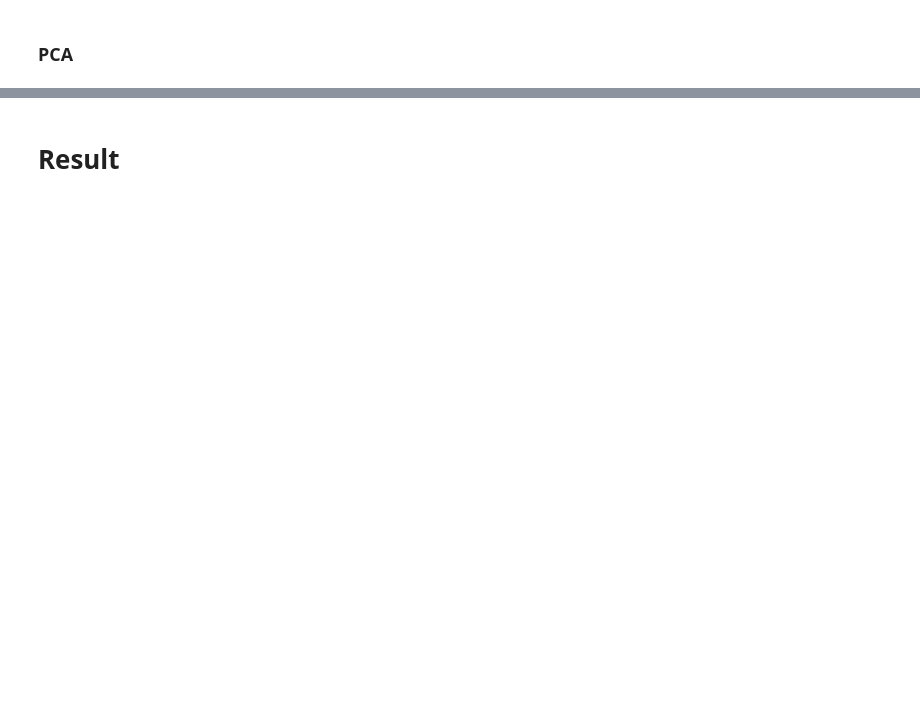
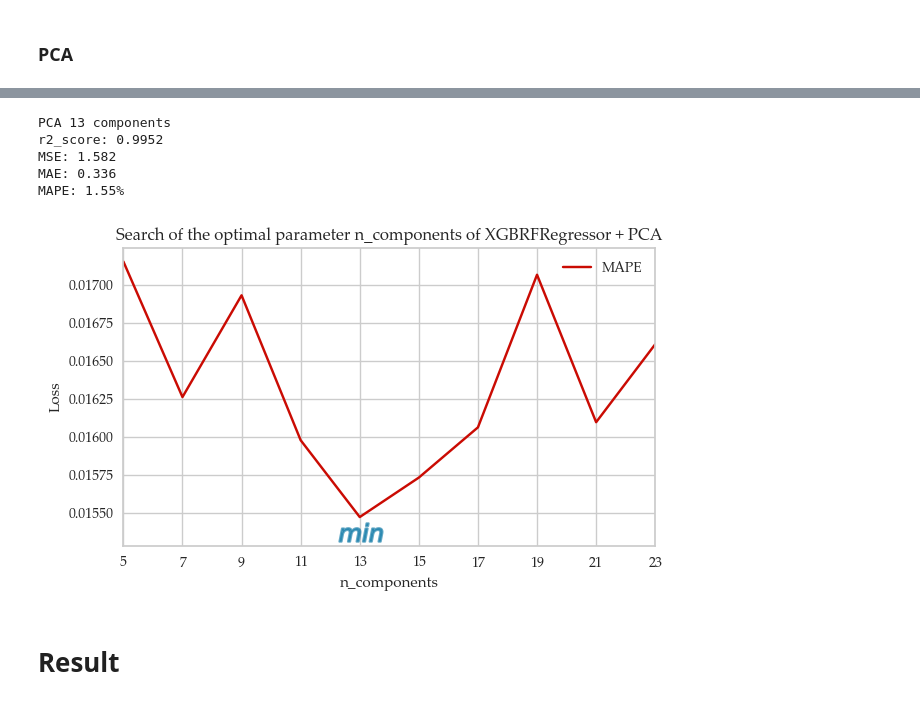
Before and after one commit to caapel/SOFC, a Jupyter notebook: SOFC_analisys.ipynb, the cells around one changed output, grey strips where cells are left out. Cells and saved outputs as stored; diff of their text form; code cells hidden in the pictures; blank space fills up the shorter version.

```diff
--- a/SOFC_analisys.ipynb
+++ b/SOFC_analisys.ipynb
@@ -614,3 +742,45 @@ n_splits=5
+# %%
+search_result.loc[f'XGBRF+PCA({n})'] = (df_PCA_XGBRF_search.loc[n].r2_score,
+                                        df_PCA_XGBRF_search.loc[n].MSE,
+                                        df_PCA_XGBRF_search.loc[n].MAE,
+                                        df_PCA_XGBRF_search.loc[n].MAPE,
+                                        elapsed_time/(len(ParameterGrid(param_grid))*n_splits*(11-5)))
+print(f'PCA {n} components',
+      f'r2_score: {df_PCA_XGBRF_search.loc[n].r2_score:.4}',
+      f'MSE: {df_PCA_XGBRF_search.loc[n].MSE:.4}',
+      f'MAE: {df_PCA_XGBRF_search.loc[n].MAE:.4}',
+      f'MAPE: {df_PCA_XGBRF_search.loc[n].MAPE:.2%}', sep='\n')
+# %% [output]
+PCA 13 components
+r2_score: 0.9952
+MSE: 1.582
+MAE: 0.336
+MAPE: 1.55%
+# %%
+# plot search of the optimal parameter n_components of PCA
+plt.figure(figsize=(12, 4))
+plt.subplot(1, 2, 2)
+#plt.plot(df_PCA_XGBRF_search.index, df_PCA_XGBRF_search.MAE, 'b', label='MAE')
+plt.plot(df_PCA_XGBRF_search.index, df_PCA_XGBRF_search.MAPE, 'r', label='MAPE')
+plt.xlabel('n_components')
+plt.xlim(left=5, right=23)
+plt.xticks(ticks=np.arange(5, X_train.shape[1], step=2))
+plt.ylabel('Loss')
+plt.legend()
+plt.title('Search of the optimal parameter n_components of XGBRFRegressor + PCA')
+
+plt.scatter(df_PCA_XGBRF_search.MAPE.idxmin(),
+            df_PCA_XGBRF_search.MAPE.min()-0.0001,
+            linewidth=1.5,
+            marker='$min$',
+            alpha=0.6,
+            s=1000)
+
+plt.tight_layout()
+plt.savefig('pictures/PCA_XGBRF_search.png', dpi = 300, transparent = True)
+plt.show()
+# %% [output]
+[figure, added]
 # %% [markdown]
 # Result
 # %%
```
Also changed, not shown: parts of 15 cells of this notebook, 1 other file.
